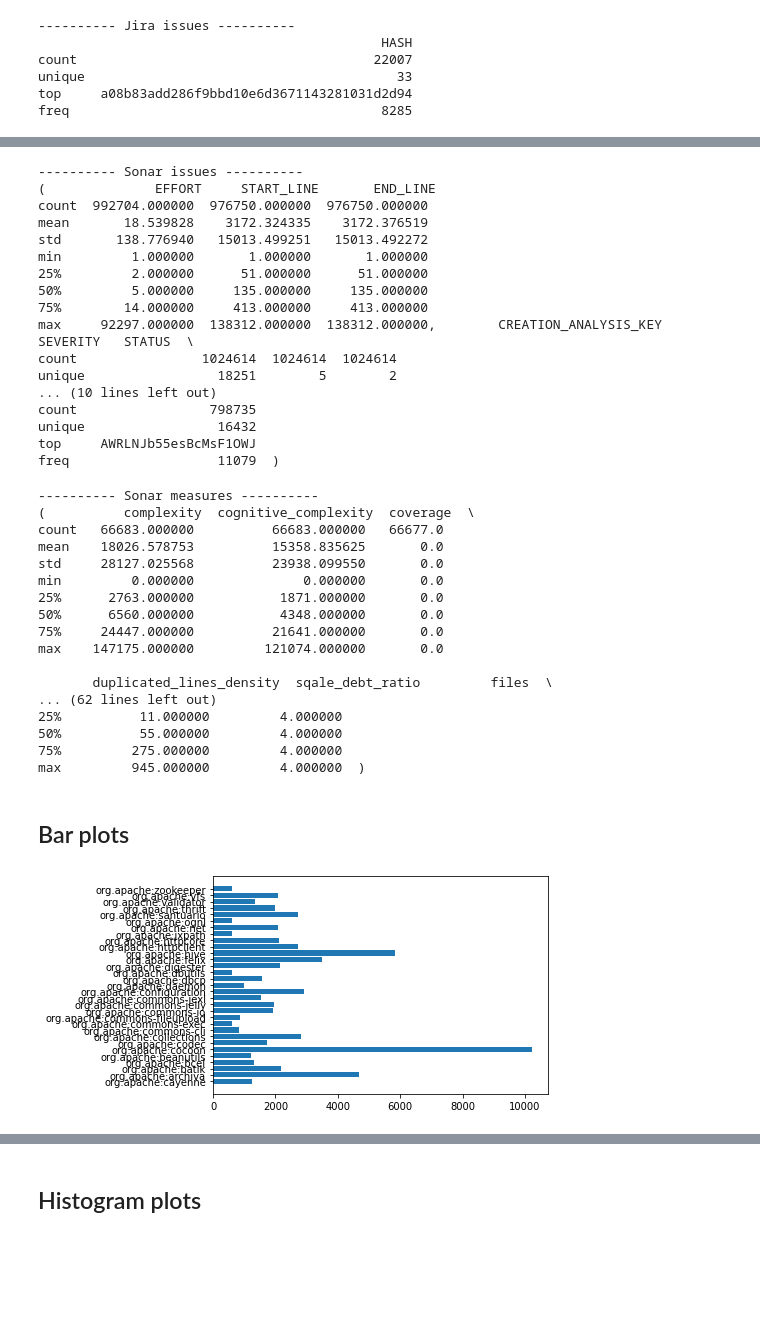
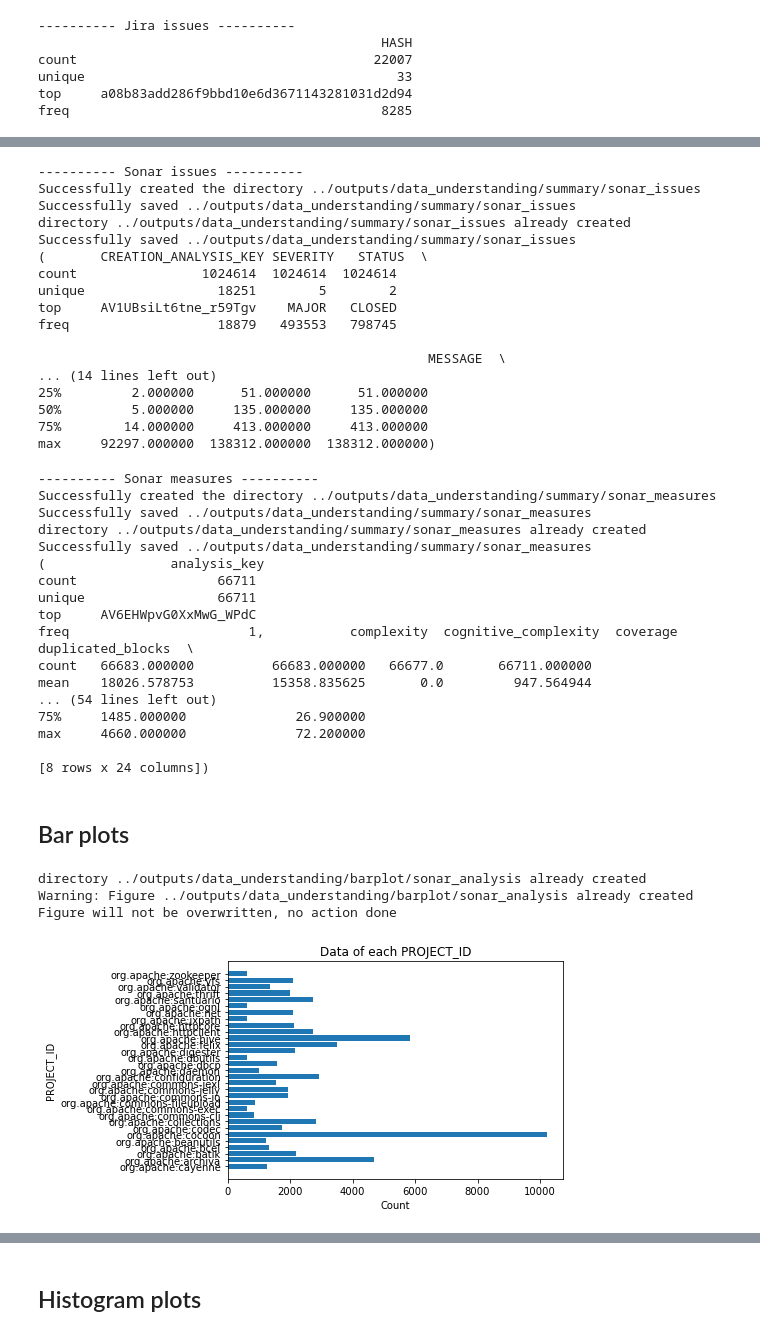
Before and after one commit to Vinomo4/SWTech, a Jupyter notebook: notebooks/Data_Understanding.ipynb, the cells around one changed output, grey strips where cells are left out. Cells and saved outputs as stored; diff of their text form; code cells hidden in the pictures; blank space fills up the shorter version.

```diff
--- a/notebooks/Data_Understanding.ipynb
+++ b/notebooks/Data_Understanding.ipynb
@@ -260,52 +323,55 @@ top     61c709f166ebcc65495fb15812e363ab04dcc64b
 freq                                           1
 # %%
 print("---------- Sonar issues ----------")
-print(describe_variables(sonar_issues))
+print(describe_variables(sonar_issues,numerical,'sonar_issues'))
 # %% [output]
 ---------- Sonar issues ----------
-(              EFFORT     START_LINE       END_LINE
-count  992704.000000  976750.000000  976750.000000
-mean       18.539828    3172.324335    3172.376519
-std       138.776940   15013.499251   15013.492272
-min         1.000000       1.000000       1.000000
+Successfully created the directory ../outputs/data_understanding/summary/sonar_issues
+Successfully saved ../outputs/data_understanding/summary/sonar_issues
+directory ../outputs/data_understanding/summary/sonar_issues already created
+Successfully saved ../outputs/data_understanding/summary/sonar_issues
+(       CREATION_ANALYSIS_KEY SEVERITY   STATUS  \
+count                1024614  1024614  1024614
+unique                 18251        5        2
+top     AV1UBsiLt6tne_r59Tgv    MAJOR   CLOSED
+freq                   18879   493553   798745
+
+                                                  MESSAGE  \
+... (14 lines left out)
 25%         2.000000      51.000000      51.000000
 50%         5.000000     135.000000     135.000000
 75%        14.000000     413.000000     413.000000
-max     92297.000000  138312.000000  138312.000000,        CREATION_ANALYSIS_KEY SEVERITY   STATUS  \
-count                1024614  1024614  1024614
-unique                 18251        5        2
-... (10 lines left out)
-count                 798735
-unique                 16432
-top     AWRLNJb55esBcMsF1OWJ
-freq                   11079  )
+max     92297.000000  138312.000000  138312.000000)
 # %%
 print("---------- Sonar measures ----------")
-print(describe_variables(sonar_measures))
+print(describe_variables(sonar_measures,numerical,'sonar_measures'))
 # %% [output]
 ---------- Sonar measures ----------
-(          complexity  cognitive_complexity  coverage  \
-count   66683.000000          66683.000000   66677.0
-mean    18026.578753          15358.835625       0.0
-std     28127.025568          23938.099550       0.0
-min         0.000000              0.000000       0.0
-25%      2763.000000           1871.000000       0.0
-50%      6560.000000           4348.000000       0.0
-75%     24447.000000          21641.000000       0.0
-max    147175.000000         121074.000000       0.0
+Successfully created the directory ../outputs/data_understanding/summary/sonar_measures
+Successfully saved ../outputs/data_understanding/summary/sonar_measures
+directory ../outputs/data_understanding/summary/sonar_measures already created
+Successfully saved ../outputs/data_understanding/summary/sonar_measures
+(                analysis_key
+count                  66711
+unique                 66711
+top     AV6EHWpvG0XxMwG_WPdC
+freq                       1,           complexity  cognitive_complexity  coverage  duplicated_blocks  \
+count   66683.000000          66683.000000   66677.0       66711.000000
+mean    18026.578753          15358.835625       0.0         947.564944
+... (54 lines left out)
+75%     1485.000000              26.900000
+max     4660.000000              72.200000
 
-       duplicated_lines_density  sqale_debt_ratio         files  \
-... (62 lines left out)
-25%          11.000000         4.000000
-50%          55.000000         4.000000
-75%         275.000000         4.000000
-max         945.000000         4.000000  )
+[8 rows x 24 columns])
 # %% [markdown]
 ## Bar plots
 # %%
 #~~~~~~~~~~~~~~~~~~~~~~~~~~~~~~~~~~~~~~~~~~~~~~~~~~~~~~~~~~~~~~~~~~~~
 # Plot bar plots for the categorical variables with few values
-bar_plot(sonar_analysis["PROJECT_ID"],sonar_analysis,True)
+bar_plot(sonar_analysis["PROJECT_ID"],sonar_analysis,True,'sonar_analysis')
 # %% [output]
+directory ../outputs/data_understanding/barplot/sonar_analysis already created
+Warning: Figure ../outputs/data_understanding/barplot/sonar_analysis already created
+Figure will not be overwritten, no action done
-[figure, old version]
+[figure, new version]
 # %%
```
Also changed, not shown: parts of 27 cells of this notebook.
